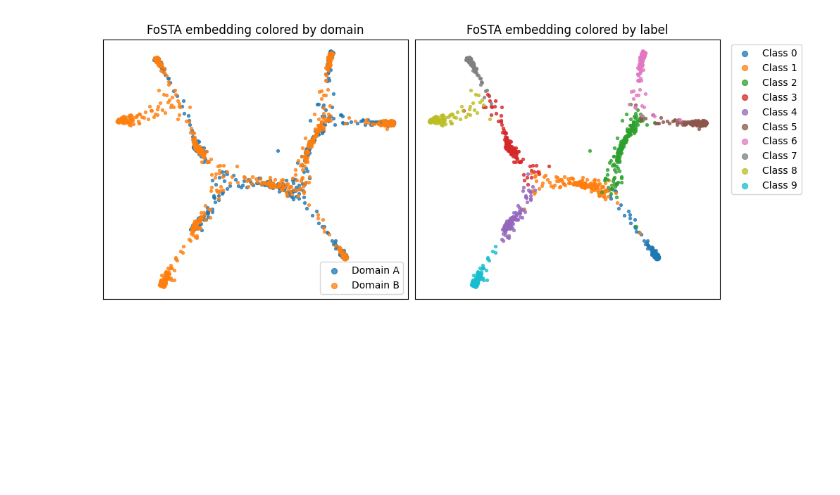
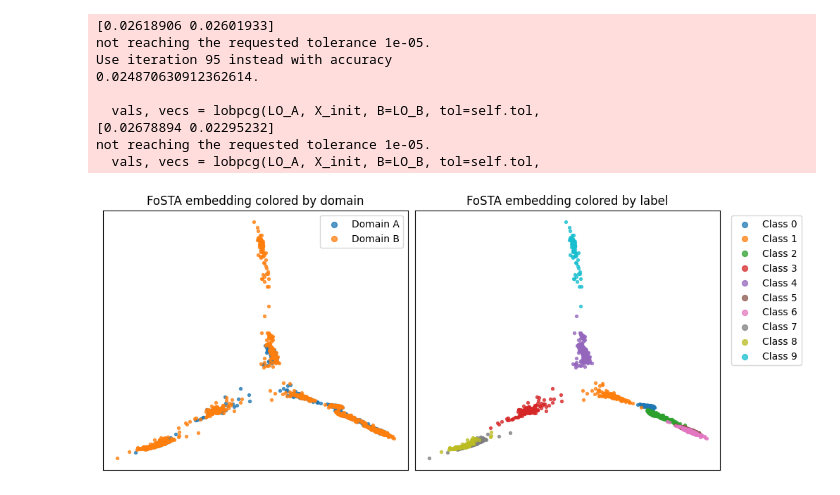
Before and after one commit to aumona/FoSTA-experiments, a Jupyter notebook: notebooks/experiment_partial_overlap.ipynb, the cells around one changed output. Drawn from its saved outputs; the diff is of its cells as text; code cells hidden in the pictures; blank space fills up the shorter version.

```diff
--- a/notebooks/experiment_partial_overlap.ipynb
+++ b/notebooks/experiment_partial_overlap.ipynb
@@ -2,12 +2,17 @@
 # Fit FoSTA and plot the aligned tree domains
 
 import sys, pathlib
+
 sys.path.insert(0, str(next(p for p in [pathlib.Path.cwd()] + list(pathlib.Path.cwd().parents) if (p/"src").is_dir())))
 
 import numpy as np
 import matplotlib.pyplot as plt
 from src.fosta import FoSTA
+from src.pamona import Pamona
+from src.kemarbf import KEMArbf
+from src.mali import MALI
 from utils.tree_utils import gen_tree
+
 
 # ---------------------------------------------------------------------
 # Generate two tree-like domains with partial label overlap
@@ -33,25 +38,65 @@ X_b, y_b, _ = gen_tree(
 )
 
 # ---------------------------------------------------------------------
+# Optional partial labelling in target domain B
+# ---------------------------------------------------------------------
+MASK_TARGET_LABELS = False
+TARGET_MASK_FRACTION = 0.5
+MASK_SEED = 0
+UNLABELED_VALUE = -1
+
+y_b_obs = y_b.copy()
+
+if MASK_TARGET_LABELS:
+    rng = np.random.default_rng(MASK_SEED)
+
+    shared_labels = np.intersect1d(
+        np.unique(y_a),
+        np.unique(y_b),
+    )
+
+    idx_shared_b = np.flatnonzero(np.isin(y_b_obs, shared_labels))
+
+    idx_mask = rng.choice(
+        idx_shared_b,
+        size=int(TARGET_MASK_FRACTION * len(idx_shared_b)),
+        replace=False,
+    )
+
+    y_b_obs[idx_mask] = UNLABELED_VALUE
+
+    print(
+        f"Masked {len(idx_mask)}/{len(idx_shared_b)} target labels "
+        f"from shared classes only ({TARGET_MASK_FRACTION:.0%})."
+    )
+
+# ---------------------------------------------------------------------
 # Fit FoSTA
 # ---------------------------------------------------------------------
-fosta = FoSTA(
-    n_estimators=200,
-    random_state=0,
-    verbose=1,
-    ot_solver="hiref",
-    embedder="PHATE",
-    n_components=2,
-)
+# model = FoSTA(
+#     n_estimators=200,
+#     random_state=0,
+#     verbose=1,
+#     ot_solver="hiref",
+#     embedder="PHATE",
+#     n_components=2,
+#     unlabeled_coupling="include",  # use "exclude" or "predict_shared" to test behavior
+# )
 
-Z = fosta.fit_transform(X_a, X_b, y_a, y_b)
+model = KEMArbf(random_state=0, verbose=1, n_components=2)
+
+# model = MALI(random_state=0, verbose=1, n_components=2)
+# model = Pamona(random_state=0, verbose=1, n_components=2)
+
+
+Z = model.fit_transform(X_a, X_b, y_a, y_b_obs)
 
 # ---------------------------------------------------------------------
 # Plot by domain and by label
 # ---------------------------------------------------------------------
 n_a = X_a.shape[0]
 domain = np.array(["A"] * n_a + ["B"] * X_b.shape[0])
-labels = np.concatenate([y_a, y_b])
+labels = np.concatenate([y_a, y_b_obs])
 
 fig, axes = plt.subplots(1, 2, figsize=(10, 4), constrained_layout=True)
 
@@ -109 +141,10 @@ Calculated PHATE in 1.39 seconds.
+[0.02618906 0.02601933]
+not reaching the requested tolerance 1e-05.
+Use iteration 95 instead with accuracy
+0.024870630912362614.
+
+  vals, vecs = lobpcg(LO_A, X_init, B=LO_B, tol=self.tol,
+[0.02678894 0.02295232]
+not reaching the requested tolerance 1e-05.
+  vals, vecs = lobpcg(LO_A, X_init, B=LO_B, tol=self.tol,
-[figure, old version]
+[figure, new version]
```
Also changed, not shown: parts of 1 cell of this notebook.
